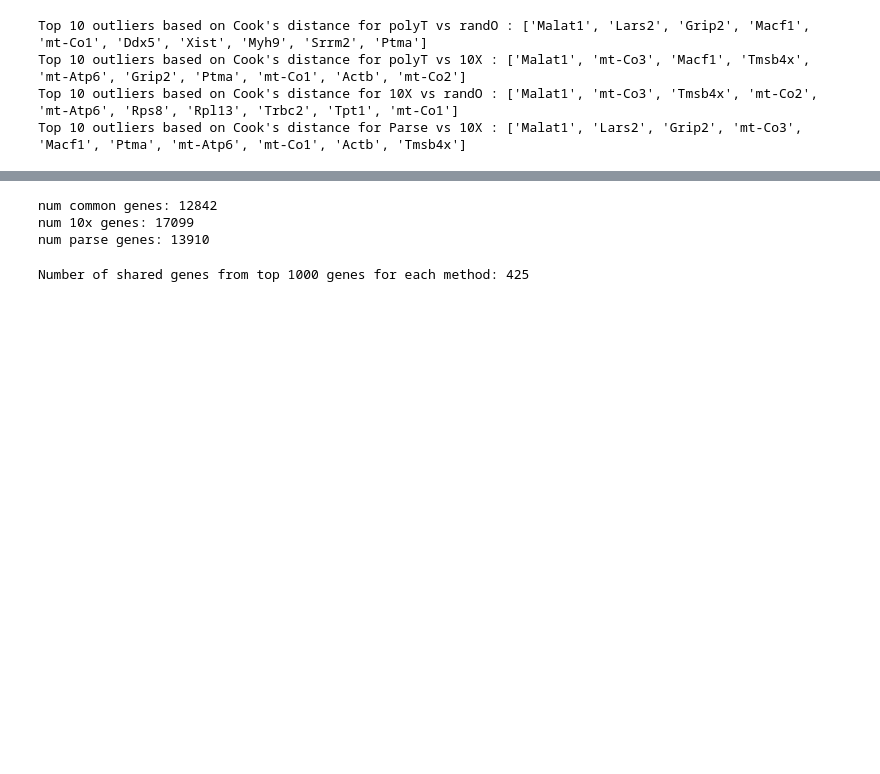
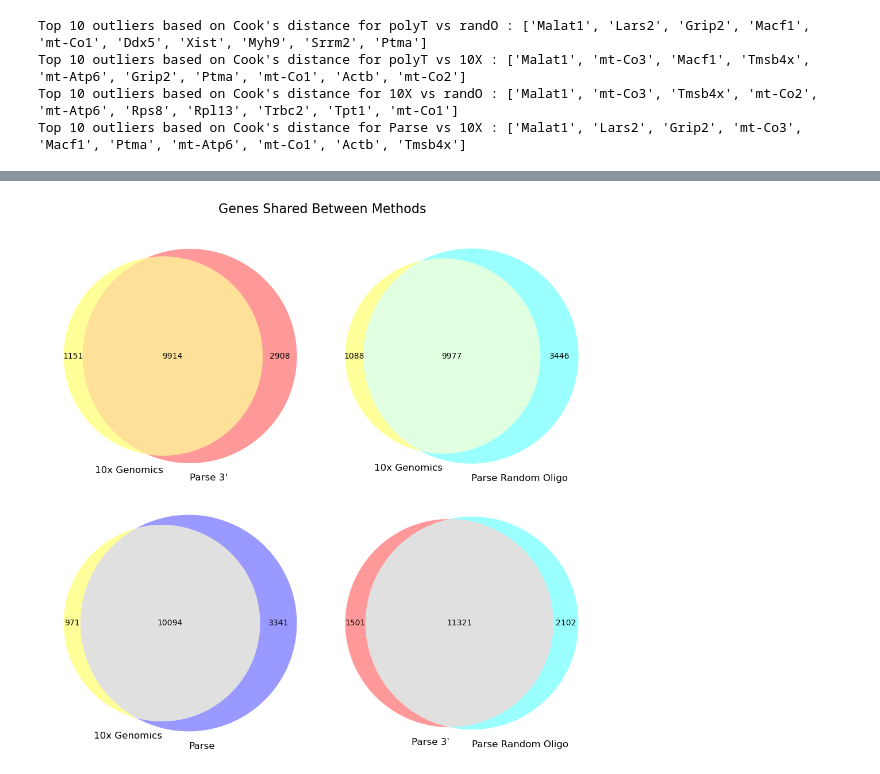
Before and after one commit to mcaskey6/10XvParse, a Jupyter notebook: Analysis 1/combo_test.ipynb, the cells around one changed output, grey strips where cells are left out. Saved outputs shown, nothing was run; the diff lists cells and outputs as text; code cells hidden in the pictures; blank space fills up the shorter version.

```diff
--- a/Analysis 1/combo_test.ipynb
+++ b/Analysis 1/combo_test.ipynb
@@ -238,16 +274,23 @@ Top 10 genes in parse data:
-# %%
-common_genes = data_10x.var_names.intersection(data_polyT.var_names)
-print("num common genes: " + str(common_genes.shape[0]))
-print("num 10x genes: " + str(data_10x.var_names.shape[0]))
-print("num parse genes: " + str(data_polyT.var_names.shape[0]))
-# %% [output]
-num common genes: 12842
-num 10x genes: 17099
-num parse genes: 13910
-# %%
-top_thousand_10x = genes_10x.sort_values(by='n_cells',ascending=False).head(1000)
-top_thousand_polyT = genes_polyT.sort_values(by='n_cells',ascending=False).head(1000)
-
-print("Number of shared genes from top 1000 genes for each method: " + str(len(top_thousand_10x.index.intersection(top_thousand_polyT.index))))
-# %% [output]
-Number of shared genes from top 1000 genes for each method: 425
+# %%
+fig, ax = plt.subplots(2, 2, figsize=(10, 10))
+pairs = [(data_10x, data_polyT), (data_10x, data_randO), (data_10x, data_parse), (data_polyT, data_randO)]
+
+data_10x.uns['color'] = 'yellow'
+data_polyT.uns['color'] = 'red'
+data_randO.uns['color'] = 'cyan'
+data_parse.uns['color'] = 'blue'
+
+ax = ax.flatten()
+
+for i, (data_x, data_y) in enumerate(pairs):
+    shared_genes = list(set(data_y.var_names).intersection(set(data_x.var_names)))
+    venn2(subsets = (data_x.var_names.shape[0] - len(shared_genes), data_y.var_names.shape[0] - len(shared_genes), len(shared_genes)),
+         set_labels = (data_x.uns['title'], data_y.uns['title']),
+         ax = ax[i],
+         set_colors = (data_x.uns['color'], data_y.uns['color']))
+
+plt.suptitle("Genes Shared Between Methods", fontsize=16)
+plt.tight_layout()
+plt.show()
+# %% [output]
+[figure, added]
```
Also changed, not shown: parts of 18 cells of this notebook, 2 other files.
